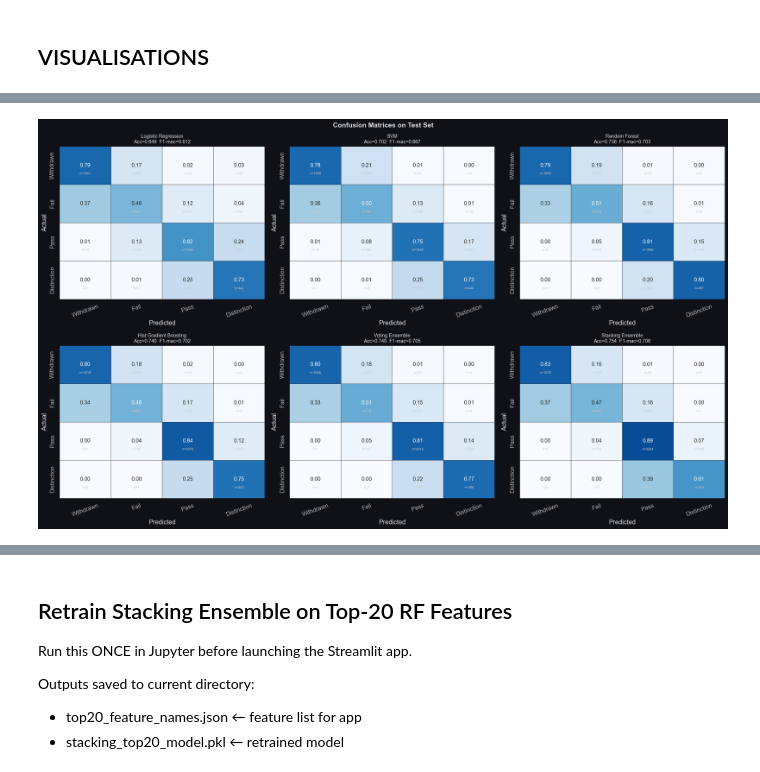
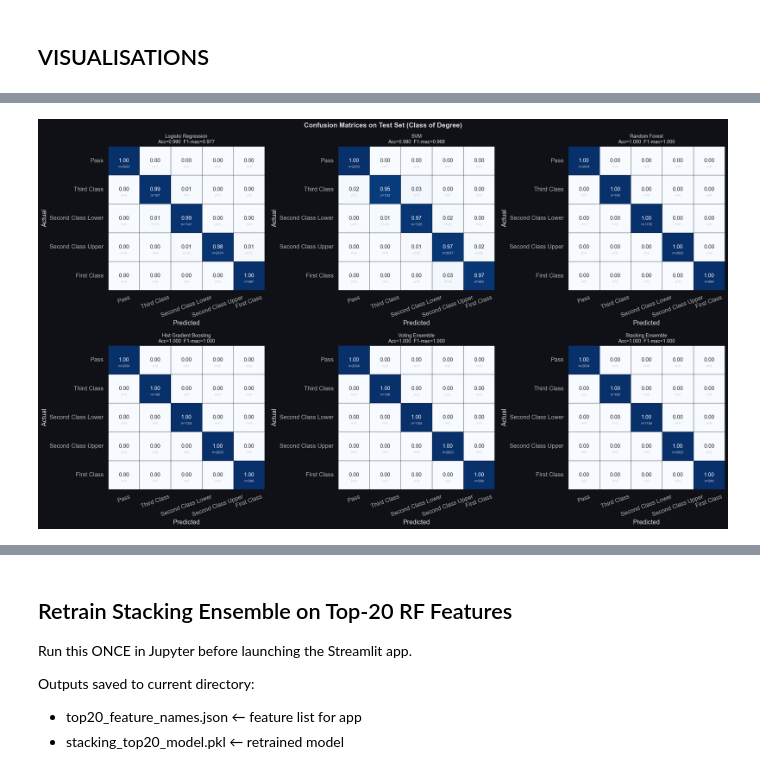
Before and after one commit to Gabriel-Yashim/Degree-Class-Prediction, a Jupyter notebook: implementation.ipynb, the cells around one changed output, grey strips where cells are left out. Saved outputs shown, nothing was run; the diff lists cells and outputs as text; code cells hidden in the pictures.

```diff
--- a/implementation.ipynb
+++ b/implementation.ipynb
@@ -1205,6 +1076,6 @@ MODEL_COLORS = {
 OUTPUT_DIR = Path(".")
 # %%
 # Load the model-ready dataset
-df = pd.read_csv("oulad_model_ready.csv")
+df = pd.read_csv("oulad_model_ready_degree_class.csv")
 print(f"  Loaded: {df.shape}")
 # %% [output]
@@ -1237,7 +1104,7 @@ print(f"  Class labels   : 0=Withdrawn  1=Fail  2=Pass  3=Distinction")
 # %%
 #  Class weights (for weighted models)
-classes = np.array([0, 1, 2, 3])
-class_names = ["Withdrawn", "Fail", "Pass", "Distinction"]
+classes = np.array([0, 1, 2, 3, 4])
+class_names = DEGREE_CLASSES
 cw = compute_class_weight("balanced", classes=classes, y=y)
 class_weight_dict = dict(zip(classes, cw))
 print(f"\n  Balanced class weights: {class_weight_dict}")
@@ -1444,14 +1237,10 @@ for name, pipe, param_grid, n_iter in tune_configs:
 # Uses predicted class probabilities; LR provides calibrated probs
 print("  Building Voting Ensemble (LR + RF + HGB)…")
 voting_clf = VotingClassifier(
-    estimators=[
-        ("lr", tuned_models["Logistic Regression"]),
-        ("rf", tuned_models["Random Forest"]),
-        ("hgb", tuned_models["Hist Gradient Boosting"]),
-    ],
-    voting="soft",
-    n_jobs=-1,
-)
+    estimators=[("lr", tuned_models["Logistic Regression"]),
+                ("rf", tuned_models["Random Forest"]),
+                ("hgb", tuned_models["Hist Gradient Boosting"])],
+    voting="soft", n_jobs=-1)
 voting_clf.fit(X_train, y_train)
 tuned_models["Voting Ensemble"] = voting_clf
 print("  Voting Ensemble fitted.")
@@ -1741,60 +1422,29 @@ plt.show()
 # %%
 # Confusion matrices (2×3 grid)
 fig, axes = plt.subplots(2, 3, figsize=(20, 12))
-fig.suptitle(
-    "Confusion Matrices on Test Set", fontsize=14, fontweight="bold"
-)
+fig.suptitle("Confusion Matrices on Test Set (Class of Degree)", fontsize=14, fontweight="bold")
 axes = axes.flatten()
 
 for i, (name, model) in enumerate(tuned_models.items()):
-    if i >= 6:
-        break
+    if i >= 6: break
     cm = confusion_matrix(y_test, all_y_pred[name])
-    # Normalise row-wise (recall per class)
     cm_norm = cm.astype(float) / cm.sum(axis=1, keepdims=True)
-
-    sns.heatmap(
-        cm_norm,
-        annot=True,
-        fmt=".2f",
-        xticklabels=class_names,
-        yticklabels=class_names,
-        cmap="Blues",
-        ax=axes[i],
-        vmin=0,
-        vmax=1,
-        linewidths=0.4,
-        linecolor="#1a1d27",
-        cbar=False,
-        annot_kws={"size": 11},
-    )
-
-    # Overlay raw counts
+    sns.heatmap(cm_norm, annot=True, fmt=".2f", xticklabels=class_names, yticklabels=class_names,
+                cmap="Blues", ax=axes[i], vmin=0, vmax=1, linewidths=0.4,
+                linecolor="#1a1d27", cbar=False, annot_kws={"size": 11})
     for row in range(len(class_names)):
         for col in range(len(class_names)):
-            axes[i].text(
-                col + 0.5,
-                row + 0.72,
-                f"n={cm[row,col]}",
-                ha="center",
-                va="center",
-                fontsize=7,
-                color="#ccc",
-            )
-
-    axes[i].set_title(
-        f"{name}\nAcc={test_results[name]['accuracy']:.3f}  "
-        f"F1-mac={test_results[name]['f1_macro']:.3f}",
-        fontsize=10,
-    )
+            axes[i].text(col + 0.5, row + 0.72, f"n={cm[row,col]}",
+                         ha="center", va="center", fontsize=7, color="#ccc")
+    axes[i].set_title(f"{name}\nAcc={test_results[name]['accuracy']:.3f}  F1-mac={test_results[name]['f1_macro']:.3f}", fontsize=10)
     axes[i].set_xlabel("Predicted")
     axes[i].set_ylabel("Actual")
     axes[i].tick_params(axis="x", rotation=20)
 
 plt.tight_layout()
 plt.savefig("11. confusion_matrices.png")
 plt.show()
 # %% [output]
-[figure, old version]
+[figure, new version]
 # %%
 #  Radar chart — model comparison
```
Also changed, not shown: parts of 46 cells of this notebook, 7 other files.
